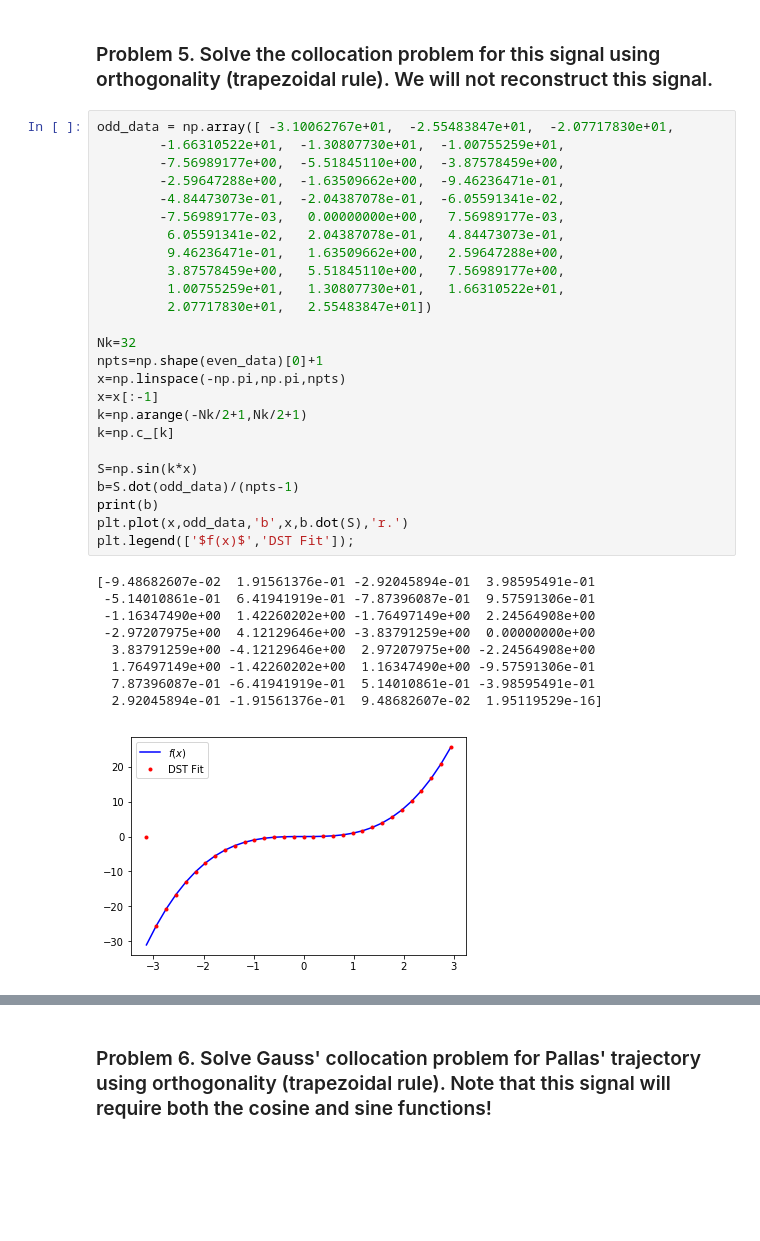
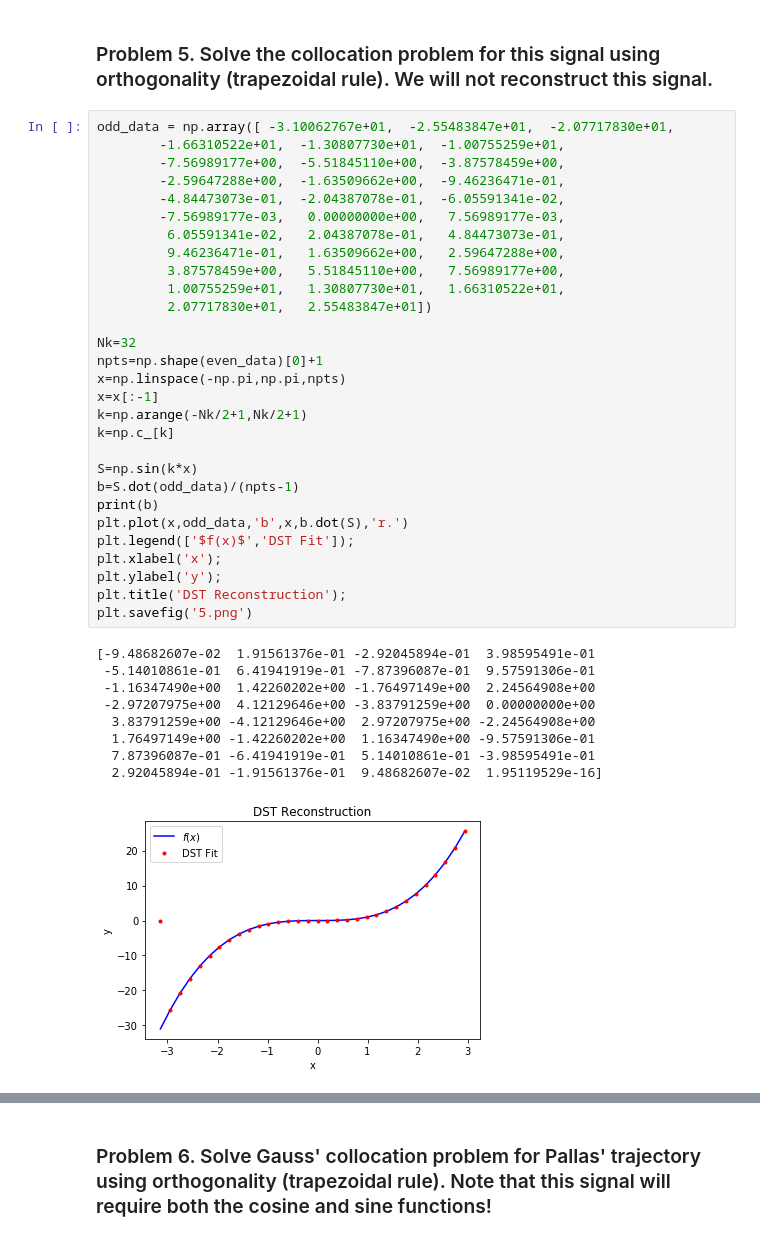
Before and after one commit to justinhood/Industrial-Math, a Jupyter notebook: Assignment 6/HW6 Hood.ipynb, the cells around one changed output, grey strips where cells are left out. Drawn from its saved outputs; the diff is of its cells as text; blank space fills up the shorter version.

```diff
--- a/Assignment 6/HW6 Hood.ipynb
+++ b/Assignment 6/HW6 Hood.ipynb
@@ -188,31 +209,35 @@ odd_data = np.array([ -3.10062767e+01,  -2.55483847e+01,  -2.07717830e+01,
         -2.59647288e+00,  -1.63509662e+00,  -9.46236471e-01,
         -4.84473073e-01,  -2.04387078e-01,  -6.05591341e-02,
         -7.56989177e-03,   0.00000000e+00,   7.56989177e-03,
          6.05591341e-02,   2.04387078e-01,   4.84473073e-01,
          9.46236471e-01,   1.63509662e+00,   2.59647288e+00,
          3.87578459e+00,   5.51845110e+00,   7.56989177e+00,
          1.00755259e+01,   1.30807730e+01,   1.66310522e+01,
          2.07717830e+01,   2.55483847e+01])
 
 Nk=32
 npts=np.shape(even_data)[0]+1
 x=np.linspace(-np.pi,np.pi,npts)
 x=x[:-1]
 k=np.arange(-Nk/2+1,Nk/2+1)
 k=np.c_[k]
 
 S=np.sin(k*x)
 b=S.dot(odd_data)/(npts-1)
 print(b)
 plt.plot(x,odd_data,'b',x,b.dot(S),'r.')
 plt.legend(['$f(x)$','DST Fit']);
+plt.xlabel('x');
+plt.ylabel('y');
+plt.title('DST Reconstruction');
+plt.savefig('5.png')
 # %% [output]
 [-9.48682607e-02  1.91561376e-01 -2.92045894e-01  3.98595491e-01
  -5.14010861e-01  6.41941919e-01 -7.87396087e-01  9.57591306e-01
  -1.16347490e+00  1.42260202e+00 -1.76497149e+00  2.24564908e+00
  -2.97207975e+00  4.12129646e+00 -3.83791259e+00  0.00000000e+00
   3.83791259e+00 -4.12129646e+00  2.97207975e+00 -2.24564908e+00
   1.76497149e+00 -1.42260202e+00  1.16347490e+00 -9.57591306e-01
   7.87396087e-01 -6.41941919e-01  5.14010861e-01 -3.98595491e-01
   2.92045894e-01 -1.91561376e-01  9.48682607e-02  1.95119529e-16]
-[figure, old version]
+[figure, new version]
```
Also changed, not shown: parts of 15 cells of this notebook, 16 other files.
